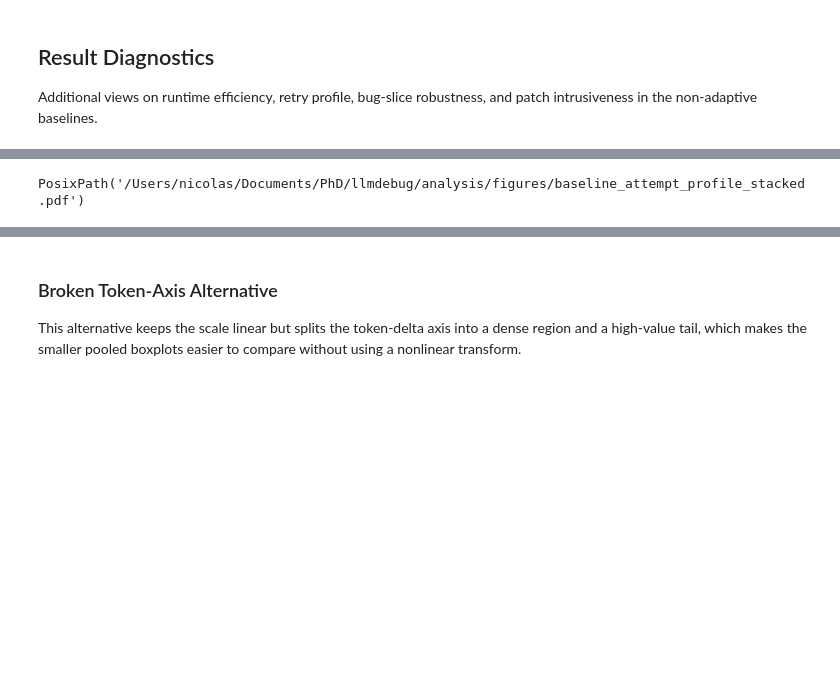
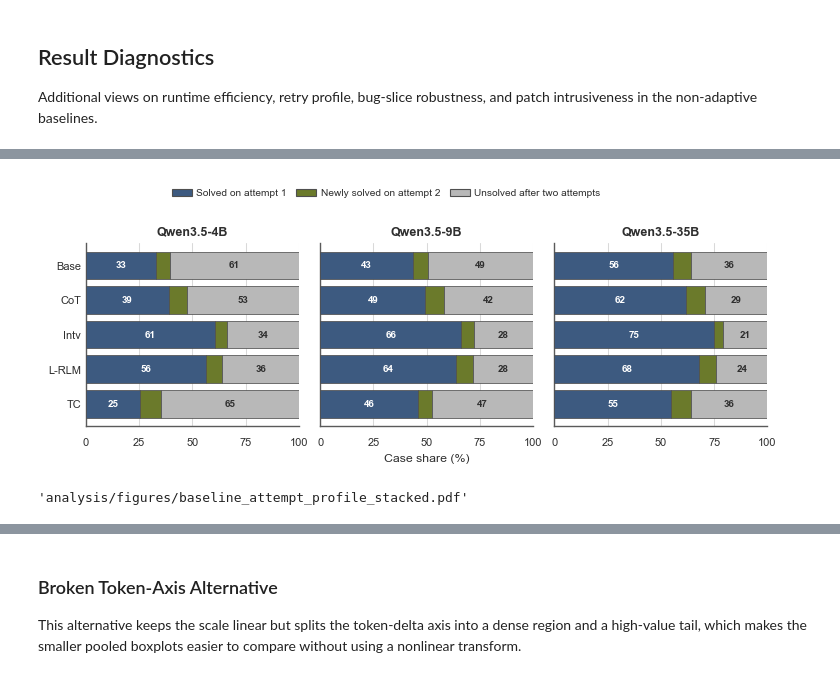
Before and after one commit to NicolasSchuler/tracegate, a Jupyter notebook: analysis/analysis.ipynb, the cells around one changed output, grey strips where cells are left out. Drawn from its saved outputs; the diff is of its cells as text; code cells hidden in the pictures; blank space fills up the shorter version.

```diff
--- a/analysis/analysis.ipynb
+++ b/analysis/analysis.ipynb
@@ -1878,36 +1909,37 @@ axes[0].set_yticks(y_positions)
 axes[0].set_yticklabels(
     [BASELINE_SHORT_DISPLAY[baseline] for baseline in BASELINE_ORDER],
     fontsize=bar_style["ytick_label_fontsize"],
 )
 axes[0].invert_yaxis()
 for ax in axes[1:]:
     ax.tick_params(axis="y", labelleft=False)
 
 axes[1].set_xlabel("Case share (%)", fontsize=bar_style["label_fontsize"], color=bar_style["label_color"])
 fig.legend(
     handles=[
         Patch(facecolor=segment_colors[bucket], edgecolor=bar_style["bar_edgecolor"], label=bucket_labels[bucket])
         for bucket in bucket_order
     ],
     loc="upper center",
     bbox_to_anchor=(0.5, 1.02),
     ncol=5,
     frameon=bar_style["legend_frameon"],
     fontsize=bar_style["legend_fontsize"],
     columnspacing=0.9,
     handletextpad=0.45,
 )
 fig.subplots_adjust(left=0.11, right=0.995, top=0.80, bottom=0.17, wspace=0.10)
 
 attempt_profile_figure_path = save_figure(
     fig,
     "baseline_attempt_profile_stacked.png",
     dpi=300,
 )
-plt.show()
-attempt_profile_figure_path
+show_figure(fig)
+repo_relative_path(attempt_profile_figure_path)
 # %% [output]
+[figure, added]
-PosixPath('/Users/nicolas/Documents/PhD/llmdebug/analysis/figures/baseline_attempt_profile_stacked.pdf')
+'analysis/figures/baseline_attempt_profile_stacked.pdf'
 # %%
 try:
     import numpy as np
```
Also changed, not shown: parts of 13 cells of this notebook.
